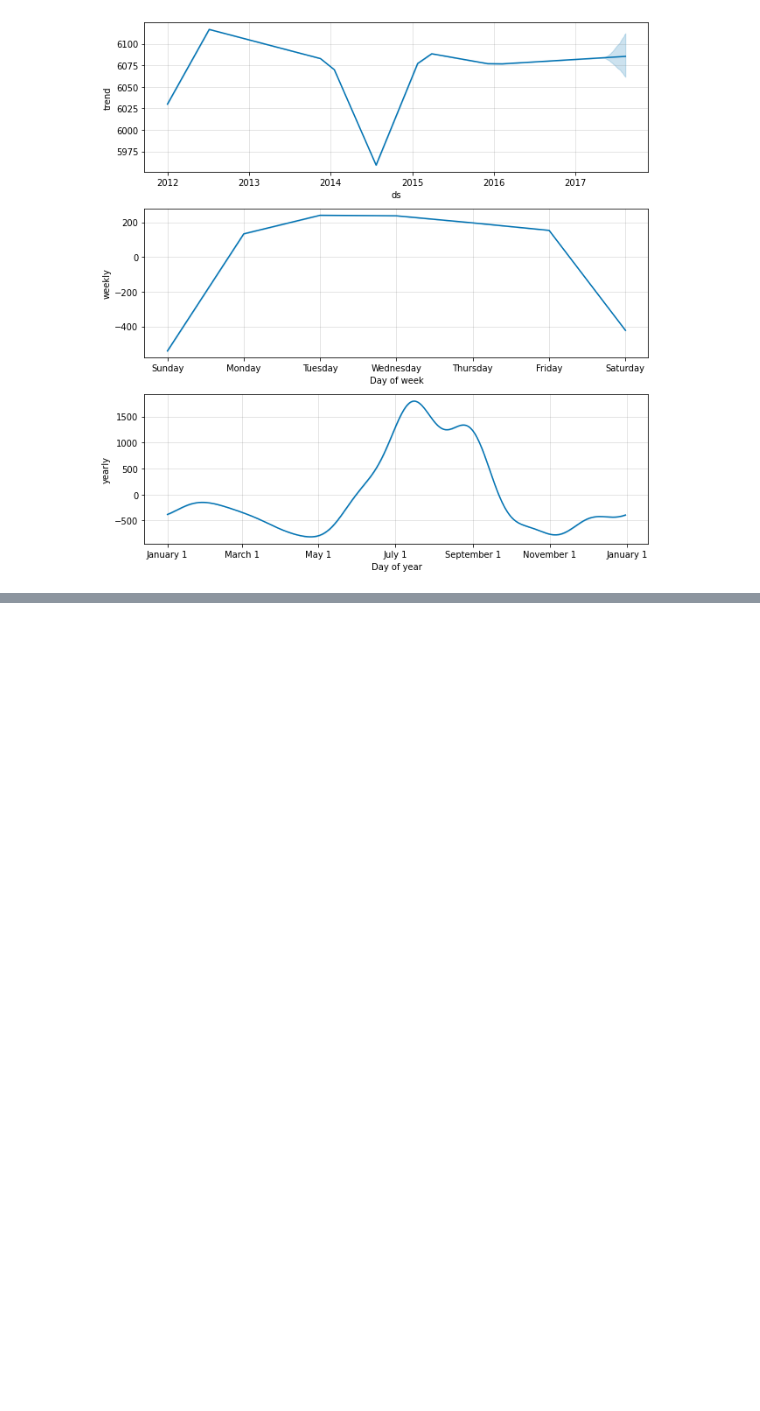
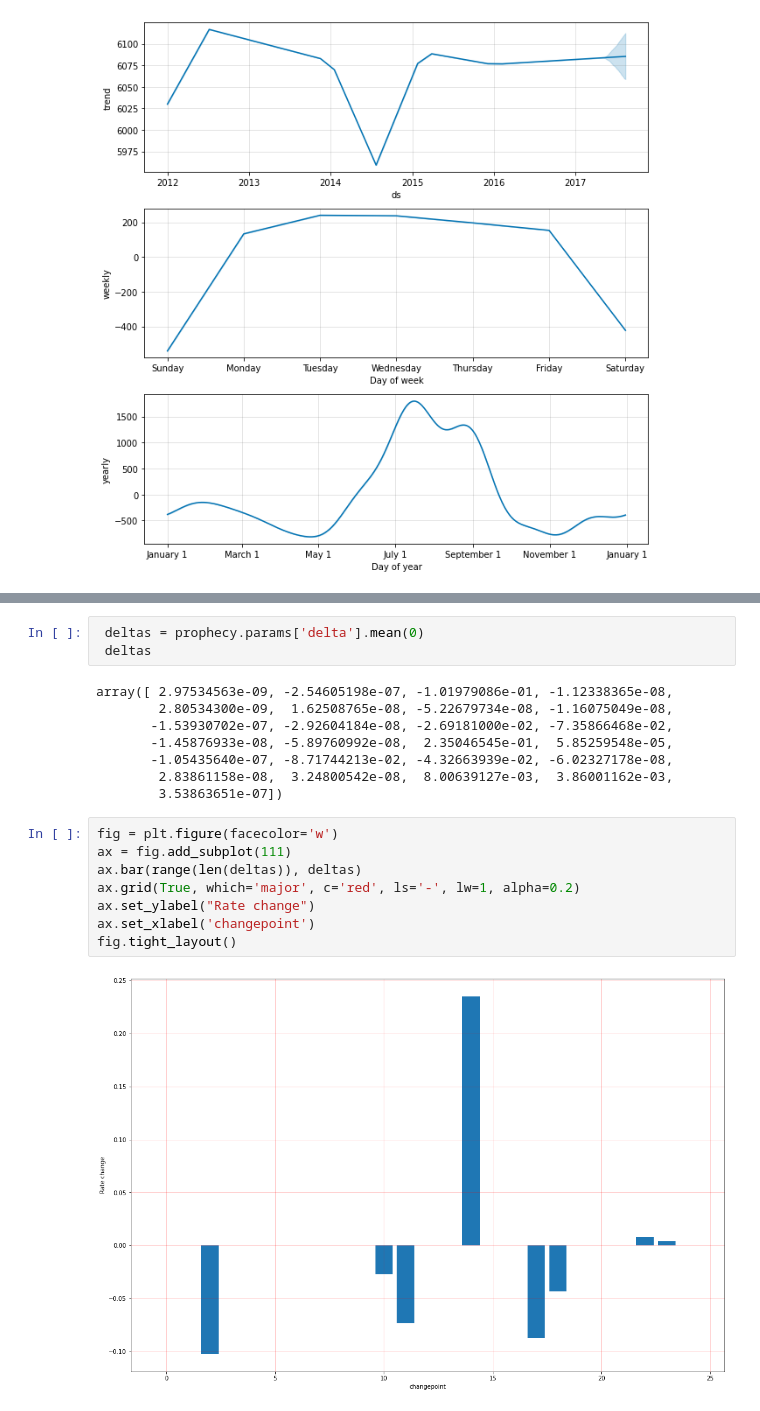
Before and after one commit to Kgs-Mathaba/Time_Series_modelling_using_Facebook_Prophet, a Jupyter notebook: Univariate_Time_Series_using_FB_Prophet.ipynb, the cells around one changed output, grey strips where cells are left out. Saved outputs shown, nothing was run; the diff lists cells and outputs as text; blank space fills up the shorter version.

```diff
--- a/Univariate_Time_Series_using_FB_Prophet.ipynb
+++ b/Univariate_Time_Series_using_FB_Prophet.ipynb
@@ -236,0 +243,21 @@ fig2 = prophecy.plot_components(forecast)
+# %%
+ deltas = prophecy.params['delta'].mean(0)
+ deltas
+# %% [output]
+array([ 2.97534563e-09, -2.54605198e-07, -1.01979086e-01, -1.12338365e-08,
+        2.80534300e-09,  1.62508765e-08, -5.22679734e-08, -1.16075049e-08,
+       -1.53930702e-07, -2.92604184e-08, -2.69181000e-02, -7.35866468e-02,
+       -1.45876933e-08, -5.89760992e-08,  2.35046545e-01,  5.85259548e-05,
+       -1.05435640e-07, -8.71744213e-02, -4.32663939e-02, -6.02327178e-08,
+        2.83861158e-08,  3.24800542e-08,  8.00639127e-03,  3.86001162e-03,
+        3.53863651e-07])
+# %%
+fig = plt.figure(facecolor='w')
+ax = fig.add_subplot(111)
+ax.bar(range(len(deltas)), deltas)
+ax.grid(True, which='major', c='red', ls='-', lw=1, alpha=0.2)
+ax.set_ylabel("Rate change")
+ax.set_xlabel('changepoint')
+fig.tight_layout()
+# %% [output]
+[figure, added]
```
Also changed, not shown: parts of 8 cells of this notebook.
